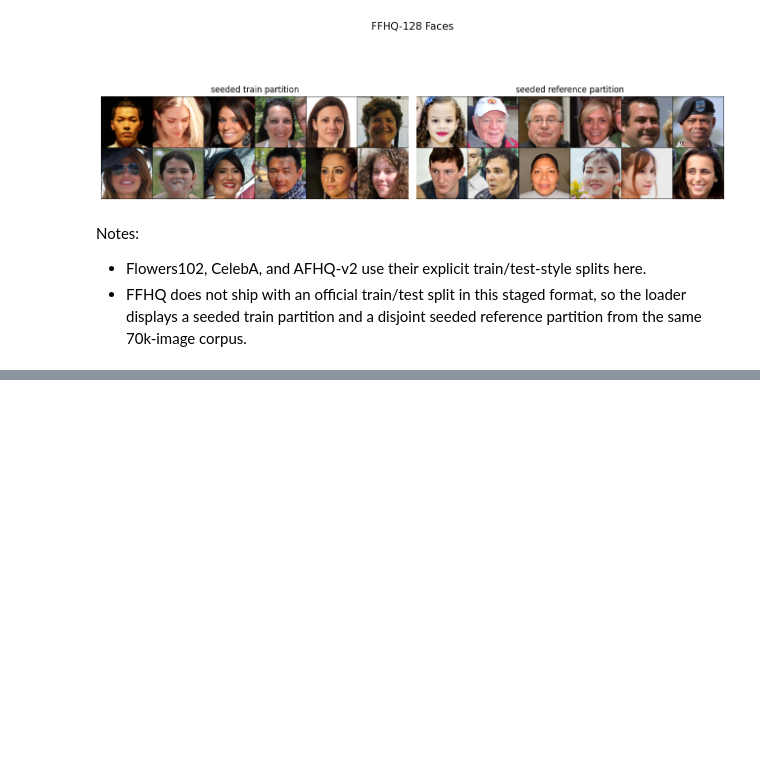
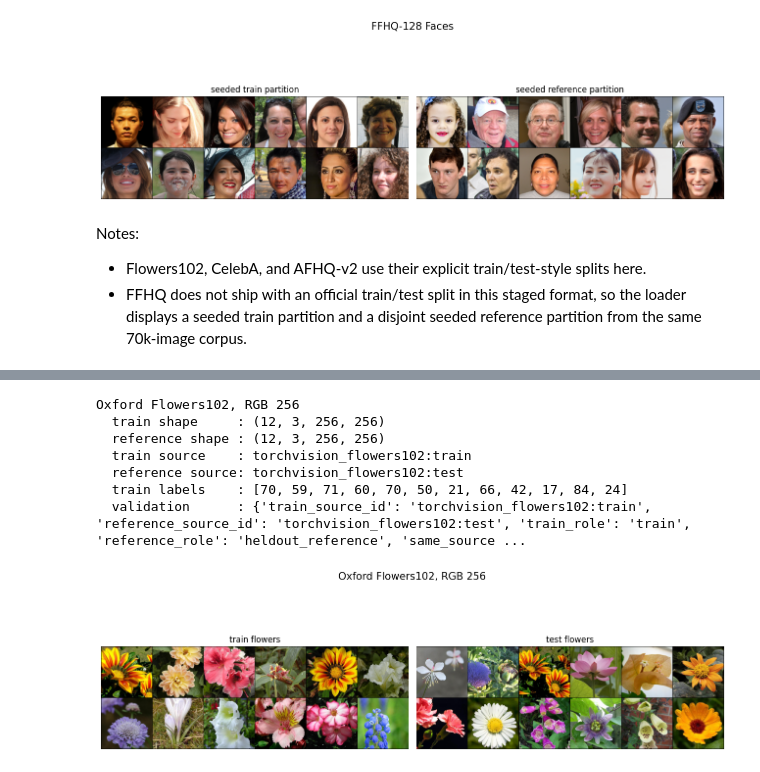
Before and after one commit to MohammedAlJaff/mem_par, a Jupyter notebook: prototyping/dataset_gallery.ipynb, the cells around one changed output, grey strips where cells are left out. Drawn from its saved outputs; the diff is of its cells as text; code cells hidden in the pictures; blank space fills up the shorter version.

```diff
--- a/prototyping/dataset_gallery.ipynb
+++ b/prototyping/dataset_gallery.ipynb
@@ -221,0 +492,39 @@ Notes:
+# %%
+# Oxford Flowers102, high-resolution RGB.
+#
+# torchvision exposes train/val/test splits. We use train vs test here to make
+# the held-out role obvious. If you want a smaller validation-style probe, set
+# reference_split = "val" instead.
+flowers_highres_config = clone_config(get_base_config())
+flowers_highres_config.data.dataset = "flowers102"
+flowers_highres_config.data.root = str(data_root)
+flowers_highres_config.data.download = False
+flowers_highres_config.data.train_split = "train"
+flowers_highres_config.data.reference_split = "test"
+flowers_highres_config.data.allow_same_source_reference = False
+flowers_highres_config.data.n_train = N_SHOW
+flowers_highres_config.data.n_eval = N_SHOW
+flowers_highres_config.data.image_size = 256
+flowers_highres_config.data.resize_size = 256
+flowers_highres_config.data.image_channels = 3
+flowers_highres_config.data.flatten = False
+flowers_highres_config.training.seed = SEED
+
+flowers_highres_bundle = build_data_bundle(flowers_highres_config)
+
+flowers_highres_spec = {
+    "title": "Oxford Flowers102, RGB 256",
+    "train_label": "train flowers",
+    "reference_label": "test flowers",
+}
+summarize_bundle(flowers_highres_spec, flowers_highres_bundle)
+plot_train_reference(flowers_highres_spec, flowers_highres_bundle)
+# %% [output]
+Oxford Flowers102, RGB 256
+  train shape     : (12, 3, 256, 256)
+  reference shape : (12, 3, 256, 256)
+  train source    : torchvision_flowers102:train
+  reference source: torchvision_flowers102:test
+  train labels    : [70, 59, 71, 60, 70, 50, 21, 66, 42, 17, 84, 24]
+  validation      : {'train_source_id': 'torchvision_flowers102:train', 'reference_source_id': 'torchvision_flowers102:test', 'train_role': 'train', 'reference_role': 'heldout_reference', 'same_source ...
+[figure, added]
```
Also changed, not shown: parts of 18 cells of this notebook, 20 other files.
